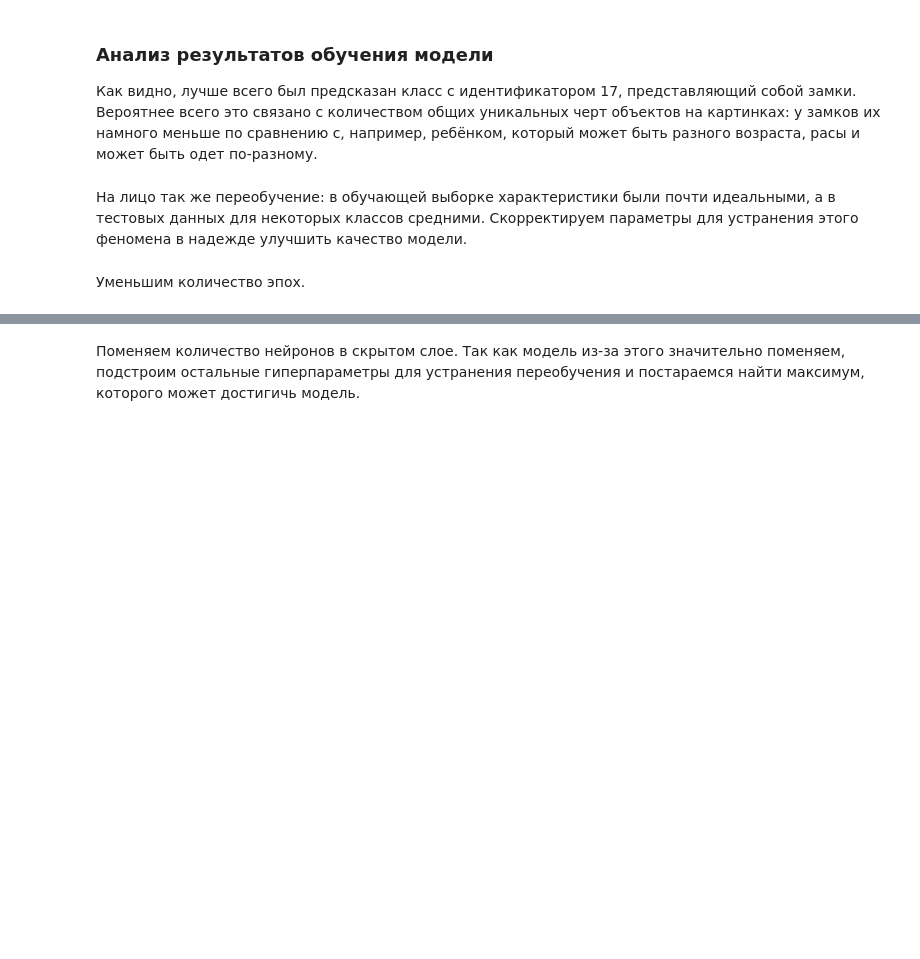
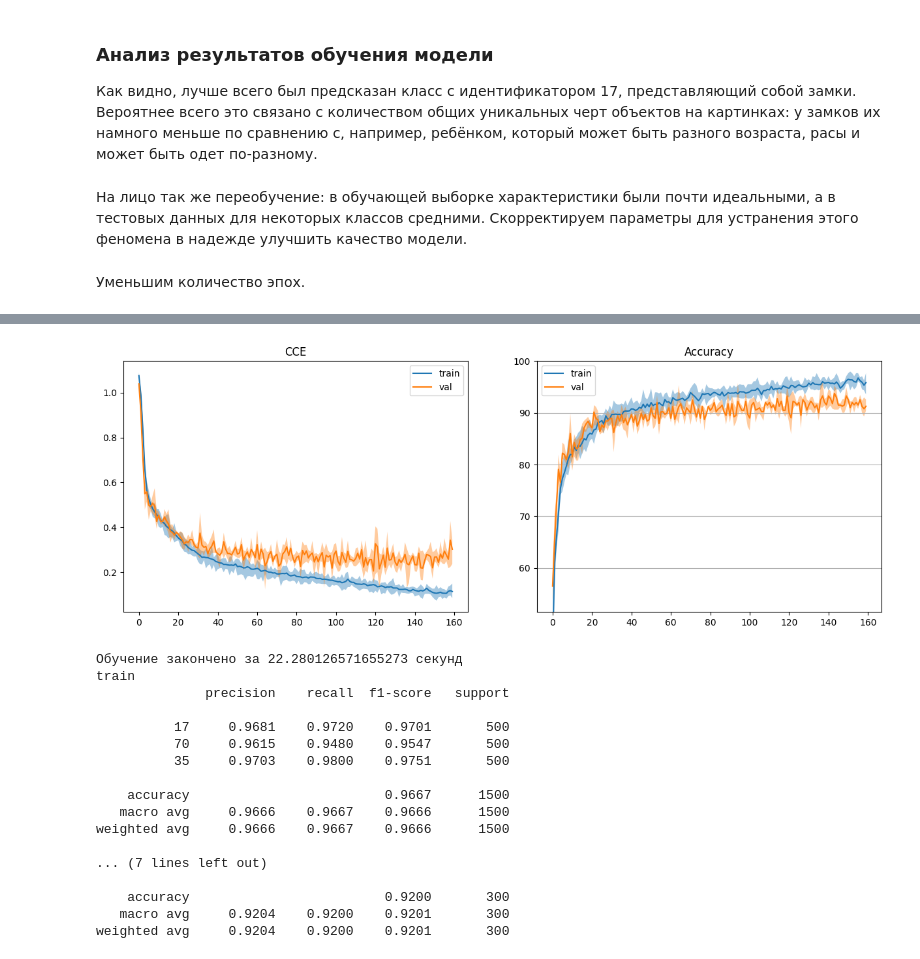
Before and after one commit to DeadlySquad13/t5-2-Neuroscience__Labs, a Jupyter notebook: src/lab2/main.ipynb, the cells around one changed output, grey strips where cells are left out. Cells and saved outputs as stored; diff of their text form; code cells hidden in the pictures; blank space fills up the shorter version.

```diff
--- a/src/lab2/main.ipynb
+++ b/src/lab2/main.ipynb
@@ -459,8 +464,23 @@ compare_classification_reports(dataloader)
 # %%
 model = Cifar100_CNN(hidden_size=HIDDEN_SIZE, classes=len(CLASSES))
-dataloader = train_classifier(model, learning_rate=0.0025, epochs=77, batch_size=256)
+dataloader = train_classifier(model, epochs=160)
 compare_classification_reports(dataloader)
+# %% [output]
+[figure, added]
+Обучение закончено за 22.280126571655273 секунд
+train
+              precision    recall  f1-score   support
+
+          17     0.9681    0.9720    0.9701       500
+          70     0.9615    0.9480    0.9547       500
+          35     0.9703    0.9800    0.9751       500
+
+    accuracy                         0.9667      1500
+   macro avg     0.9666    0.9667    0.9666      1500
+weighted avg     0.9666    0.9667    0.9666      1500
+
+... (7 lines left out)
+
+    accuracy                         0.9200       300
+   macro avg     0.9204    0.9200    0.9201       300
+weighted avg     0.9204    0.9200    0.9201       300
-# %% [markdown]
-Поменяем количество нейронов в скрытом слое. Так как модель из-за этого
-значительно поменяем, подстроим остальные гиперпараметры для устранения
-переобучения и постараемся найти максимум, которого может достигичь модель.
```
Also changed, not shown: parts of 25 cells of this notebook, 4 other files.
